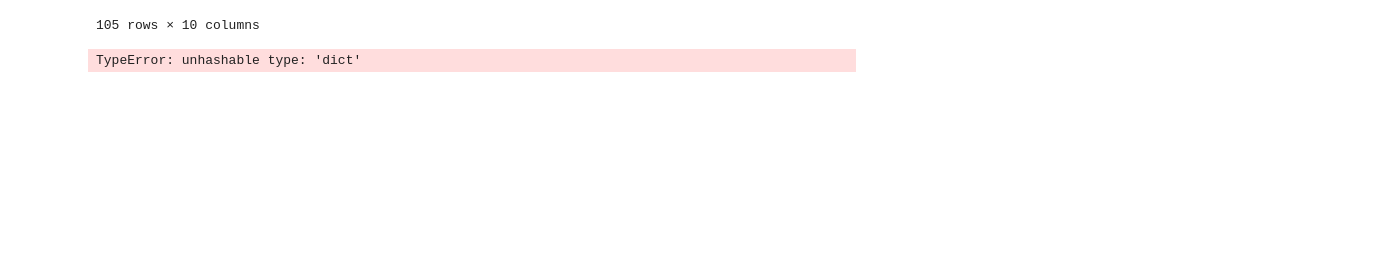
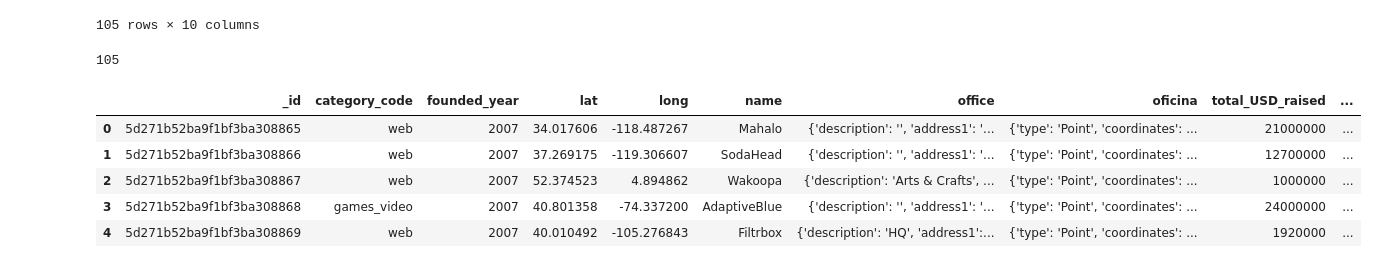
Before and after one commit to Mrueda1992/visualizing-real-world-data-project, a Jupyter notebook: geoquery.ipynb, the cells around one changed output. Cells and saved outputs as stored; diff of their text form; code cells hidden in the pictures; blank space fills up the shorter version.

```diff
--- a/geoquery.ipynb
+++ b/geoquery.ipynb
@@ -103,4 +98,23 @@ def valueinArea(near_offices):
-# %%
-for empresa in num_offices:
-# %% [output]
-TypeError: unhashable type: 'dict'
+# %%
+value_total=[]
+for i in range(len(num_offices)):
+    value_partial=[]
+    for empresas in num_offices[i]:
+        value_partial.append(empresas['total_USD_raised'])
+    value_total.append(value_partial)
+    total=[]
+    for i in range(len(value_total)):
+        total.append(sum(value_total[i]))
+print(len(total))
+# %% [output]
+105
+# %%
+df['value_in_area'] = total
+df.head()
+# %% [output]
+|  | _id | category_code | founded_year | lat | long | name | office | oficina | total_USD_raised | ... |
+| 0 | 5d271b52ba9f1bf3ba308865 | web | 2007 | 34.017606 | -118.487267 | Mahalo | {'description': '', 'address1': '... | {'type': 'Point', 'coordinates': ... | 21000000 | ... |
+| 1 | 5d271b52ba9f1bf3ba308866 | web | 2007 | 37.269175 | -119.306607 | SodaHead | {'description': '', 'address1': '... | {'type': 'Point', 'coordinates': ... | 12700000 | ... |
+| 2 | 5d271b52ba9f1bf3ba308867 | web | 2007 | 52.374523 | 4.894862 | Wakoopa | {'description': 'Arts & Crafts', ... | {'type': 'Point', 'coordinates': ... | 1000000 | ... |
+| 3 | 5d271b52ba9f1bf3ba308868 | games_video | 2007 | 40.801358 | -74.337200 | AdaptiveBlue | {'description': '', 'address1': '... | {'type': 'Point', 'coordinates': ... | 24000000 | ... |
+| 4 | 5d271b52ba9f1bf3ba308869 | web | 2007 | 40.010492 | -105.276843 | Filtrbox | {'description': 'HQ', 'address1':... | {'type': 'Point', 'coordinates': ... | 1920000 | ... |
```
Also changed, not shown: parts of 3 cells of this notebook.
